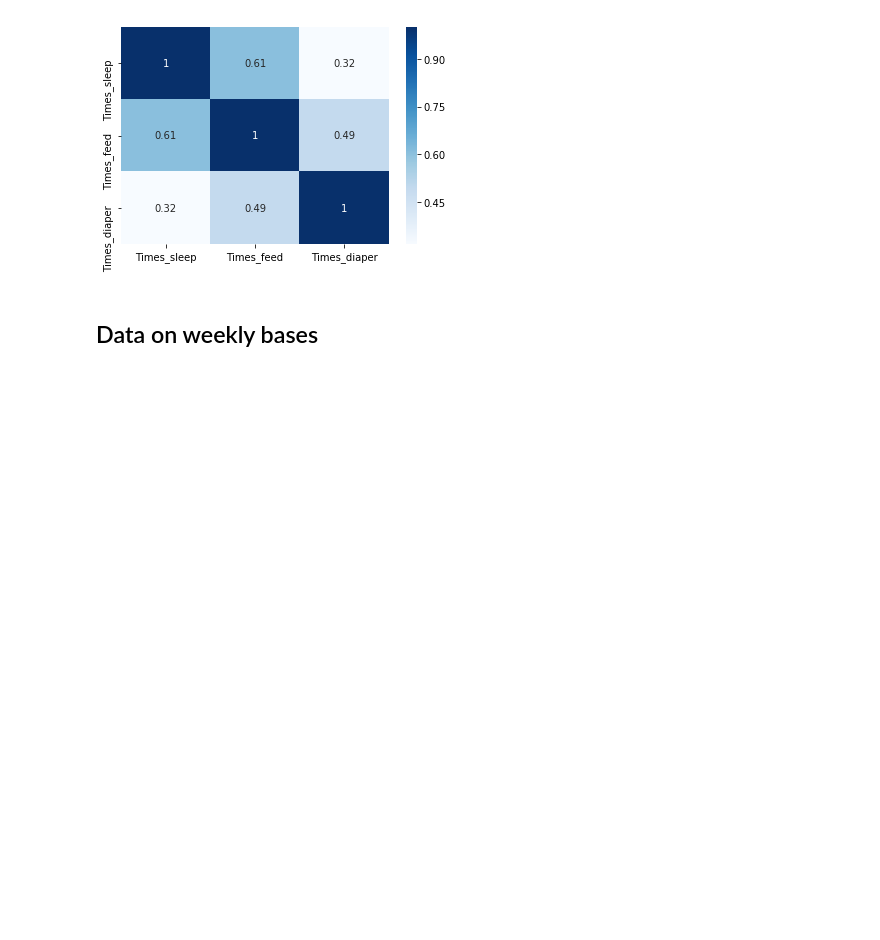
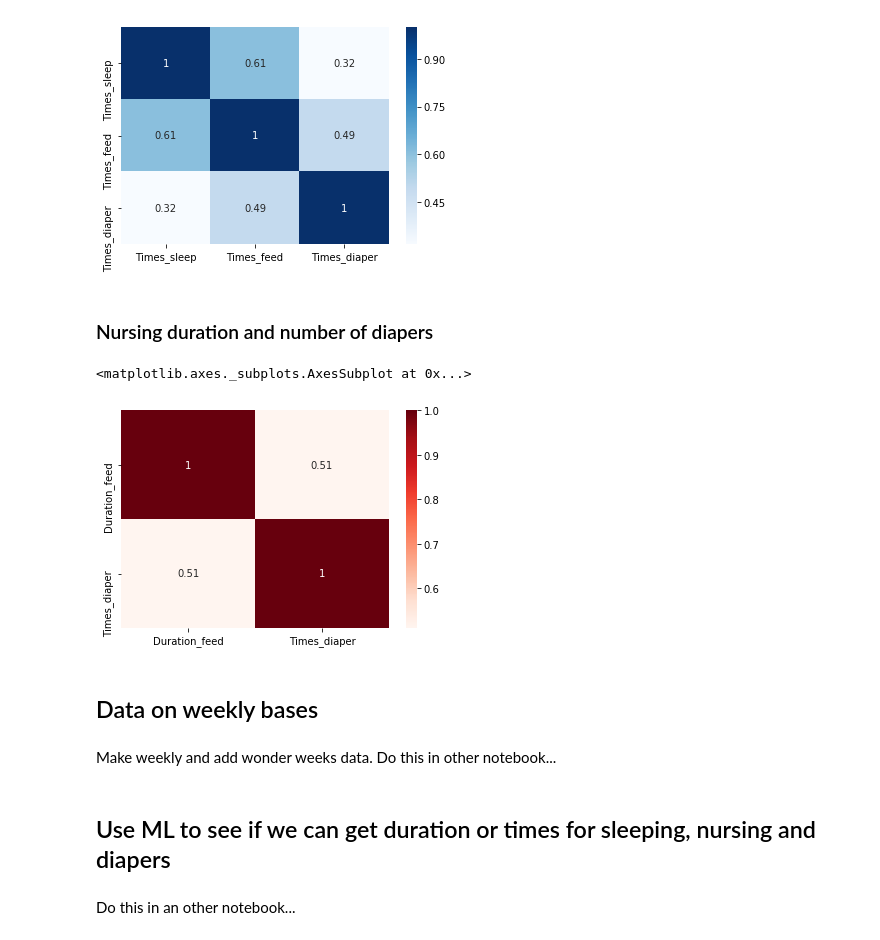
Before and after one commit to yhpf/matochsovklocka, a Jupyter notebook: tove.ipynb, the cells around one changed output. Cells and saved outputs as stored; diff of their text form; code cells hidden in the pictures; blank space fills up the shorter version.

```diff
--- a/tove.ipynb
+++ b/tove.ipynb
@@ -569,5 +603,12 @@ sns.heatmap(day_sleep_feed_diaper[['Times_sleep','Times_feed', 'Times_diaper']].
 # %% [output]
 <matplotlib.axes._subplots.AxesSubplot at 0x...>
 [figure]
+# %% [markdown]
+### Nursing duration and number of diapers
+# %%
+sns.heatmap(day_sleep_feed_diaper[['Duration_feed', 'Times_diaper']].corr(), annot = True, cmap="Reds")
+# %% [output]
+<matplotlib.axes._subplots.AxesSubplot at 0x...>
+[figure, added]
 # %% [markdown]
 ## Data on weekly bases
@@ -575,0 +615,6 @@ sns.heatmap(day_sleep_feed_diaper[['Times_sleep','Times_feed', 'Times_diaper']].
+# %% [markdown]
+Make weekly and add wonder weeks data. Do this in other notebook...
+# %% [markdown]
+## Use ML to see if we can get duration or times for sleeping, nursing and diapers
+# %% [markdown]
+Do this in an other notebook...
```
Also changed, not shown: parts of 6 cells of this notebook.
